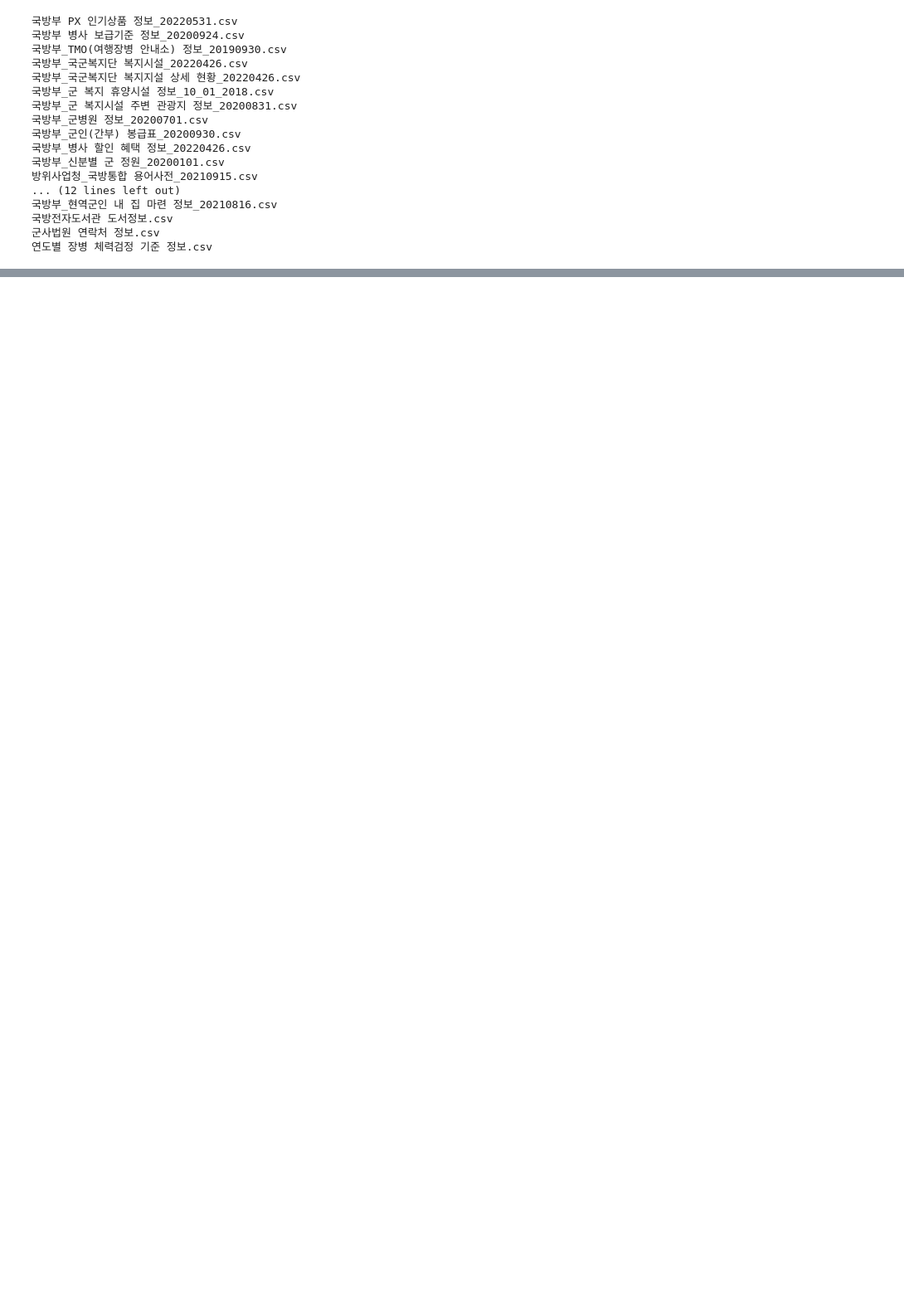
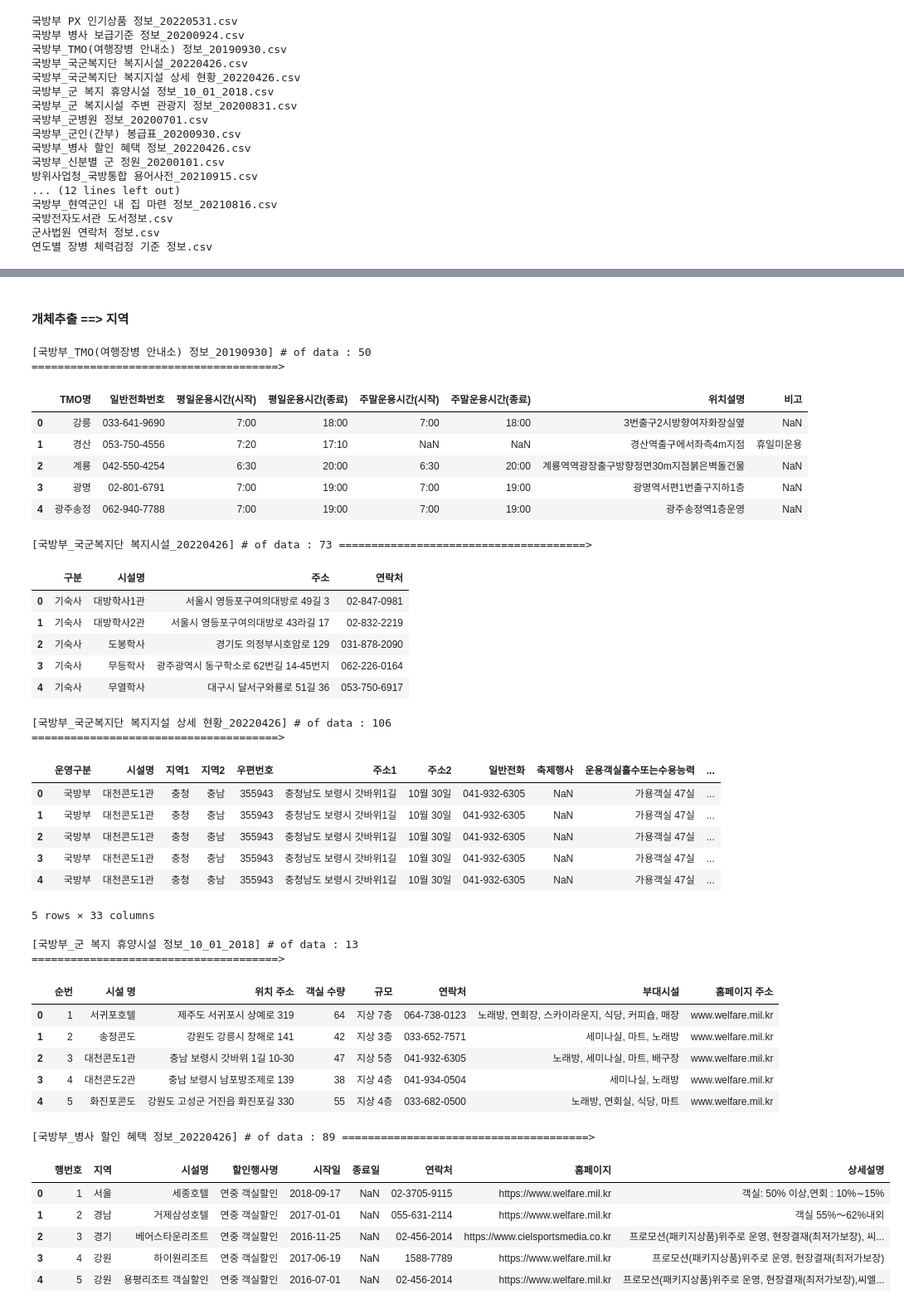
Before and after one commit to koscomcop/2022Military-Chatbot-jupyter, a Jupyter notebook: source/create_dataset.ipynb, the cells around one changed output, grey strips where cells are left out. Shown at 83% size. Saved outputs shown, nothing was run; the diff lists cells and outputs as text; code cells hidden in the pictures; blank space fills up the shorter version.

```diff
--- a/source/create_dataset.ipynb
+++ b/source/create_dataset.ipynb
@@ -102,0 +134,52 @@ print_dfs(file_names)
+# %% [markdown]
+#### 개체추출 ==> 지역
+# %%
+def get_dfs(file_names):
+    dfs = []
+    for fnm in file_names:
+        sample_df = pd.read_csv(FILES_DIR+fnm, encoding='utf-8')
+        dfs.append(sample_df)
+        print(f'[{fnm.split(".")[0]}] # of data : {len(sample_df.index)} ======================================>')
+        display(sample_df.head())
+        print('\n')
+
+    return dfs
+# %%
+df_housing = get_dfs(file_names)
+# %% [output]
+[국방부_TMO(여행장병 안내소) 정보_20190930] # of data : 50 ======================================>
+|  | TMO명 | 일반전화번호 | 평일운용시간(시작) | 평일운용시간(종료) | 주말운용시간(시작) | 주말운용시간(종료) | 위치설명 | 비고 |
+| 0 | 강릉 | 033-641-9690 | 7:00 | 18:00 | 7:00 | 18:00 | 3번출구2시방향여자화장실옆 | NaN |
+| 1 | 경산 | 053-750-4556 | 7:20 | 17:10 | NaN | NaN | 경산역출구에서좌측4m지점 | 휴일미운용 |
+| 2 | 계룡 | 042-550-4254 | 6:30 | 20:00 | 6:30 | 20:00 | 계룡역역광장출구방향정면30m지점붉은벽돌건물 | NaN |
+| 3 | 광명 | 02-801-6791 | 7:00 | 19:00 | 7:00 | 19:00 | 광명역서편1번출구지하1층 | NaN |
+| 4 | 광주송정 | 062-940-7788 | 7:00 | 19:00 | 7:00 | 19:00 | 광주송정역1층운영 | NaN |
+[국방부_국군복지단 복지시설_20220426] # of data : 73 ======================================>
+|  | 구분 | 시설명 | 주소 | 연락처 |
+| 0 | 기숙사 | 대방학사1관 | 서울시 영등포구여의대방로 49길 3 | 02-847-0981 |
+| 1 | 기숙사 | 대방학사2관 | 서울시 영등포구여의대방로 43라길 17 | 02-832-2219 |
+| 2 | 기숙사 | 도봉학사 | 경기도 의정부시호암로 129 | 031-878-2090 |
+| 3 | 기숙사 | 무등학사 | 광주광역시 동구학소로 62번길 14-45번지 | 062-226-0164 |
+| 4 | 기숙사 | 무열학사 | 대구시 달서구와룡로 51길 36 | 053-750-6917 |
+[국방부_국군복지단 복지지설 상세 현황_20220426] # of data : 106 ======================================>
+|  | 운영구분 | 시설명 | 지역1 | 지역2 | 우편번호 | 주소1 | 주소2 | 일반전화 | 축제행사 | 운용객실홀수또는수용능력 | ... |
+| 0 | 국방부 | 대천콘도1관 | 충청 | 충남 | 355943 | 충청남도 보령시 갓바위1길 | 10월 30일 | 041-932-6305 | NaN | 가용객실 47실 | ... |
+| 1 | 국방부 | 대천콘도1관 | 충청 | 충남 | 355943 | 충청남도 보령시 갓바위1길 | 10월 30일 | 041-932-6305 | NaN | 가용객실 47실 | ... |
+| 2 | 국방부 | 대천콘도1관 | 충청 | 충남 | 355943 | 충청남도 보령시 갓바위1길 | 10월 30일 | 041-932-6305 | NaN | 가용객실 47실 | ... |
+| 3 | 국방부 | 대천콘도1관 | 충청 | 충남 | 355943 | 충청남도 보령시 갓바위1길 | 10월 30일 | 041-932-6305 | NaN | 가용객실 47실 | ... |
+| 4 | 국방부 | 대천콘도1관 | 충청 | 충남 | 355943 | 충청남도 보령시 갓바위1길 | 10월 30일 | 041-932-6305 | NaN | 가용객실 47실 | ... |
+5 rows × 33 columns
+[국방부_군 복지 휴양시설 정보_10_01_2018] # of data : 13 ======================================>
+|  | 순번 | 시설 명 | 위치 주소 | 객실 수량 | 규모 | 연락처 | 부대시설 | 홈페이지 주소 |
+| 0 | 1 | 서귀포호텔 | 제주도 서귀포시 상예로 319 | 64 | 지상 7층 | 064-738-0123 | 노래방, 연회장, 스카이라운지, 식당, 커피숍, 매장 | www.welfare.mil.kr |
+| 1 | 2 | 송정콘도 | 강원도 강릉시 창해로 141 | 42 | 지상 3층 | 033-652-7571 | 세미나실, 마트, 노래방 | www.welfare.mil.kr |
+| 2 | 3 | 대천콘도1관 | 충남 보령시 갓바위 1길 10-30 | 47 | 지상 5층 | 041-932-6305 | 노래방, 세미나실, 마트, 배구장 | www.welfare.mil.kr |
+| 3 | 4 | 대천콘도2관 | 충남 보령시 남포방조제로 139 | 38 | 지상 4층 | 041-934-0504 | 세미나실, 노래방 | www.welfare.mil.kr |
+| 4 | 5 | 화진포콘도 | 강원도 고성군 거진읍 화진포길 330 | 55 | 지상 4층 | 033-682-0500 | 노래방, 연회실, 식당, 마트 | www.welfare.mil.kr |
+[국방부_병사 할인 혜택 정보_20220426] # of data : 89 ======================================>
+|  | 행번호 | 지역 | 시설명 | 할인행사명 | 시작일 | 종료일 | 연락처 | 홈페이지 | 상세설명 |
+| 0 | 1 | 서울 | 세종호텔 | 연중 객실할인 | 2018-09-17 | NaN | 02-3705-9115 | https://www.welfare.mil.kr | 객실: 50% 이상,연회 : 10%∼15% |
+| 1 | 2 | 경남 | 거제삼성호텔 | 연중 객실할인 | 2017-01-01 | NaN | 055-631-2114 | https://www.welfare.mil.kr | 객실 55%～62%내외 |
+| 2 | 3 | 경기 | 베어스타운리조트 | 연중 객실할인 | 2016-11-25 | NaN | 02-456-2014 | https://www.cielsportsmedia.co.kr | 프로모션(패키지상품)위주로 운영, 현장결재(최저가보장), 씨... |
+| 3 | 4 | 강원 | 하이원리조트 | 연중 객실할인 | 2017-06-19 | NaN | 1588-7789 | https://www.welfare.mil.kr | 프로모션(패키지상품)위주로 운영, 현장결재(최저가보장) |
+| 4 | 5 | 강원 | 용평리조트 객실할인 | 연중 객실할인 | 2016-07-01 | NaN | 02-456-2014 | https://www.welfare.mil.kr | 프로모션(패키지상품)위주로 운영, 현장결재(최저가보장),씨엘... |
```
Also changed, not shown: parts of 22 cells of this notebook.
